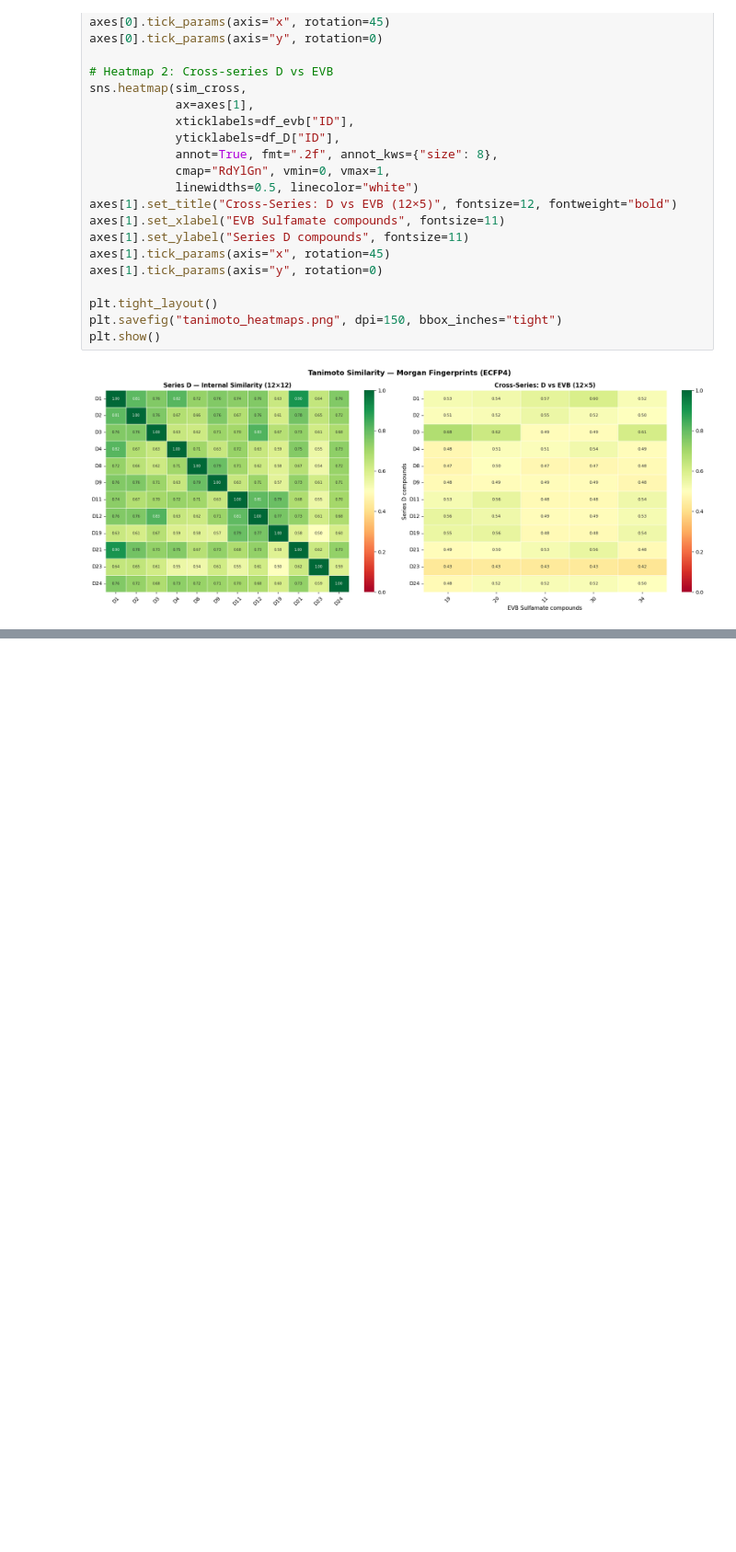
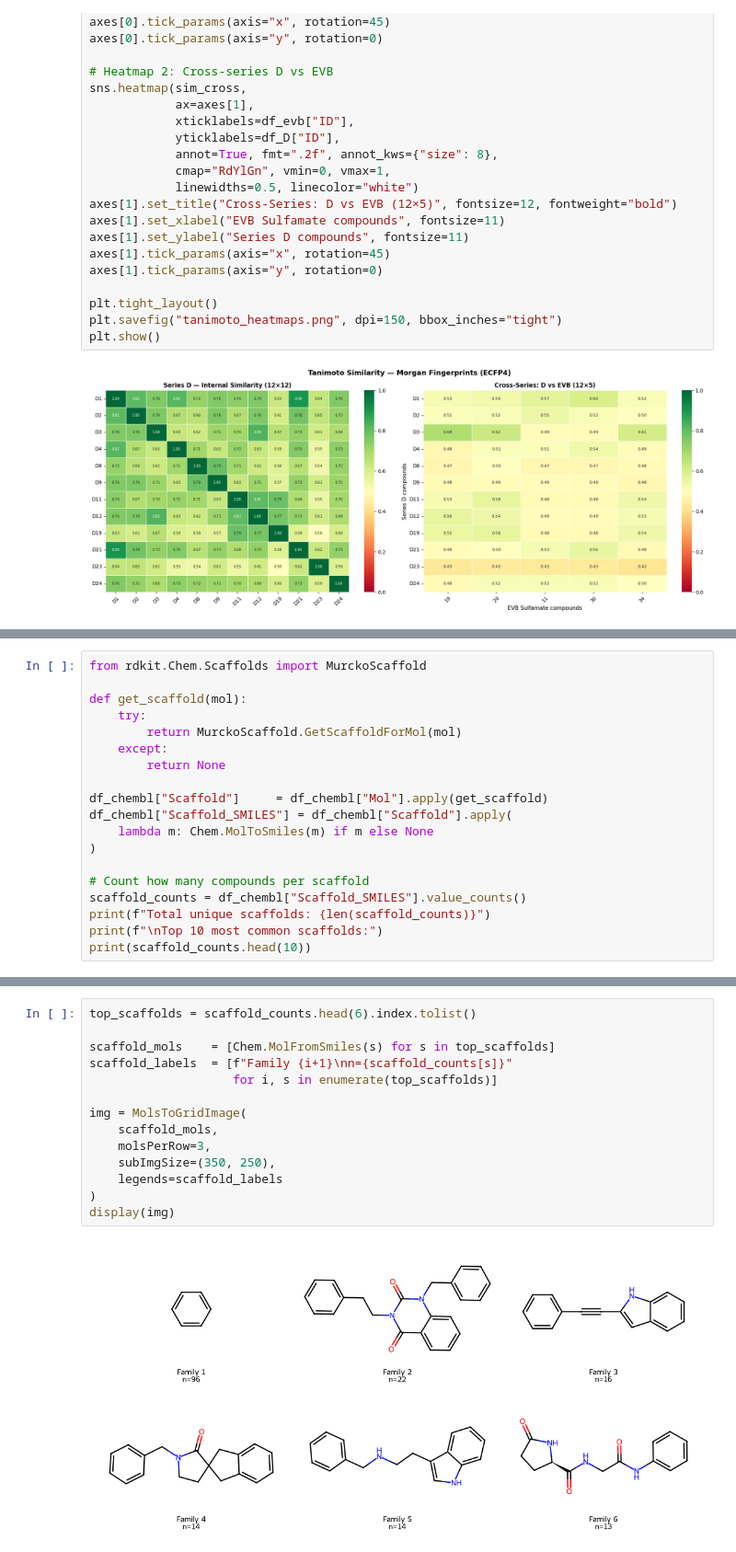
Before and after one commit to Kitossan22/HDAC11-SAR-Analysis, a Jupyter notebook: HDAC.ipynb, the cells around one changed output, grey strips where cells are left out. Shown at 92% size. Saved outputs shown, nothing was run; the diff lists cells and outputs as text; blank space fills up the shorter version.

```diff
--- a/HDAC.ipynb
+++ b/HDAC.ipynb
@@ -312,0 +649,19 @@ plt.show()
+# %%
+from rdkit.Chem.Scaffolds import MurckoScaffold
+
+def get_scaffold(mol):
+    try:
+        return MurckoScaffold.GetScaffoldForMol(mol)
+    except:
+        return None
+
+df_chembl["Scaffold"]     = df_chembl["Mol"].apply(get_scaffold)
+df_chembl["Scaffold_SMILES"] = df_chembl["Scaffold"].apply(
+    lambda m: Chem.MolToSmiles(m) if m else None
+)
+
+# Count how many compounds per scaffold
+scaffold_counts = df_chembl["Scaffold_SMILES"].value_counts()
+print(f"Total unique scaffolds: {len(scaffold_counts)}")
+print(f"\nTop 10 most common scaffolds:")
+print(scaffold_counts.head(10))
@@ -312,0 +684,16 @@ plt.show()
+# %%
+top_scaffolds = scaffold_counts.head(6).index.tolist()
+
+scaffold_mols    = [Chem.MolFromSmiles(s) for s in top_scaffolds]
+scaffold_labels  = [f"Family {i+1}\nn={scaffold_counts[s]}"
+                    for i, s in enumerate(top_scaffolds)]
+
+img = MolsToGridImage(
+    scaffold_mols,
+    molsPerRow=3,
+    subImgSize=(350, 250),
+    legends=scaffold_labels
+)
+display(img)
+# %% [output]
+[figure, added]
```
Also changed, not shown: parts of 13 cells of this notebook.
